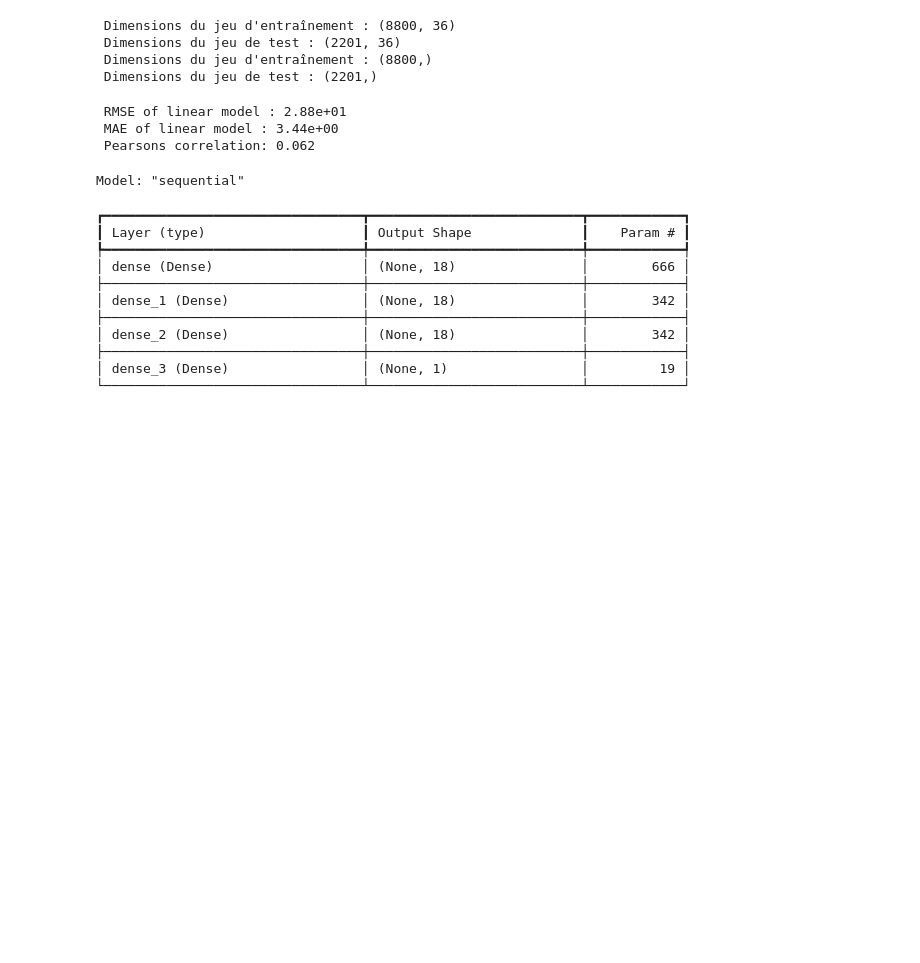
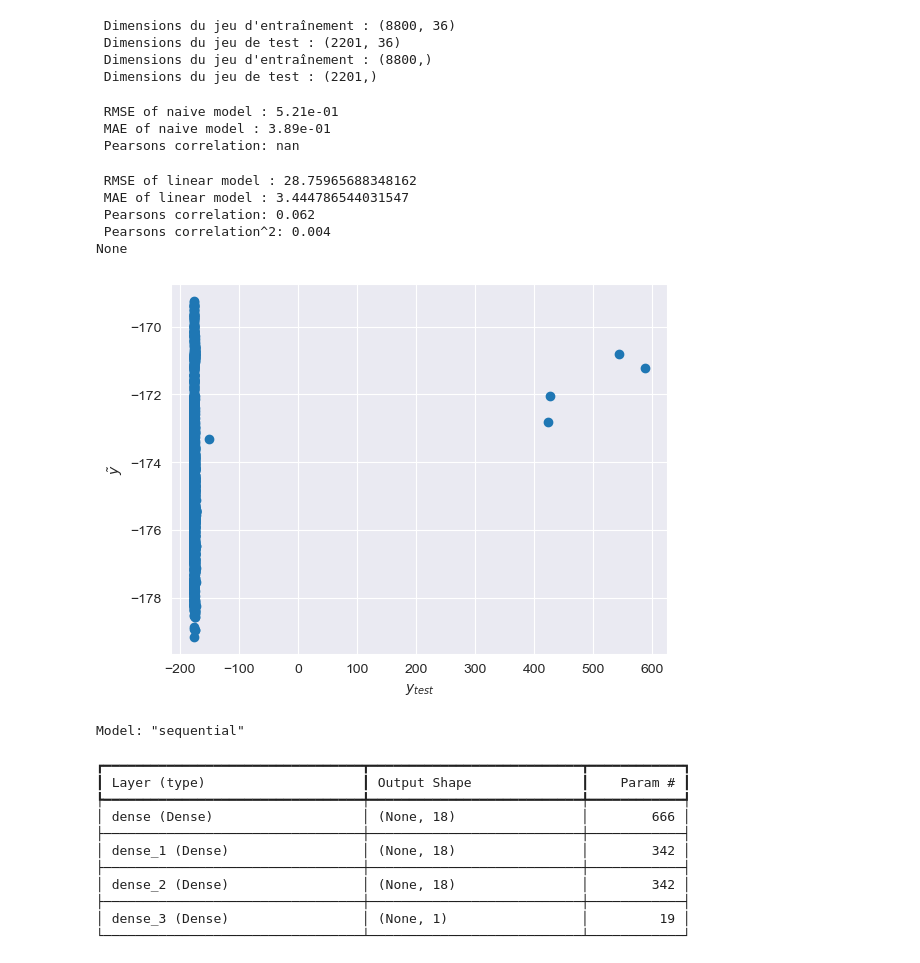
Before and after one commit to lucasboistay/molecular_dynamics, a Jupyter notebook: main.ipynb, the cells around one changed output. Cells and saved outputs as stored; diff of their text form; code cells hidden in the pictures; blank space fills up the shorter version.

```diff
--- a/main.ipynb
+++ b/main.ipynb
@@ -814,37 +946,71 @@ print(f" Dimensions du jeu d'entraînement : {X_train.shape}"
  Dimensions du jeu de test : (2201, 36)
  Dimensions du jeu d'entraînement : (8800,)
  Dimensions du jeu de test : (2201,)
+# %%
+# On crée le modèle naif
+
+y_pred = np.full(len(y_std), np.mean(y_std))
+
+score = mean_squared_error(y_std, y_pred)
+
+#RMSE
+
+print(f" RMSE of naive model : {np.sqrt(score):.2e}")
+
+#MAE
+
+print(f" MAE of naive model : {np.mean(np.abs(y_pred - y_std)):.2e}")
+
+corr, _ = pearsonr(y_std, y_pred)
+
+print(' Pearsons correlation: %.3f' % corr)
+# %% [output]
+ RMSE of naive model : 5.21e-01
+ MAE of naive model : 3.89e-01
+ Pearsons correlation: nan
 # %%
 # On crée le modèle de régression linéaire
 
 linear_regression = LinearRegression()
 
 # On entraîne le modèle
 
 linear_regression.fit(X_train, y_train)
 
 # On prédit les énergies potentielles du jeu de test
 
 y_pred = linear_regression.predict(X_test)
 
 # On calcule le MSE et le RMSE
 
 score = mean_squared_error(y_test, y_pred)
 
 #RMSE
 
-print(f" RMSE of linear model : {np.sqrt(score):.2e}")
+print(f" RMSE of linear model : {np.sqrt(score)}")
 
 #MAE
 
-print(f" MAE of linear model : {np.mean(np.abs(y_pred - y_test)):.2e}")
+print(f" MAE of linear model : {np.mean(np.abs(y_pred - y_test))}")
 
 corr, _ = pearsonr(y_test, y_pred)
 print(' Pearsons correlation: %.3f' % corr)
+print(print(' Pearsons correlation^2: %.3f' % corr**2))
+
+# plot y_test vs y_pred
+
+plt.scatter(y_test, y_pred)
+plt.xlabel(r'$y_{test}$')
+plt.ylabel(r'$\tilde{y}$')
+plt.savefig('img/linear_regression/coulomb_MO2S4_full.png', dpi=200)
+plt.show()
 # %% [output]
- RMSE of linear model : 2.88e+01
- MAE of linear model : 3.44e+00
+ RMSE of linear model : 28.75965688348162
+ MAE of linear model : 3.444786544031547
  Pearsons correlation: 0.062
+ Pearsons correlation^2: 0.004
+None
+[figure, added]
 # %%
 # Création du modèle
 from keras.models import Sequential
```
Also changed, not shown: parts of 17 cells of this notebook, 7 other files.
